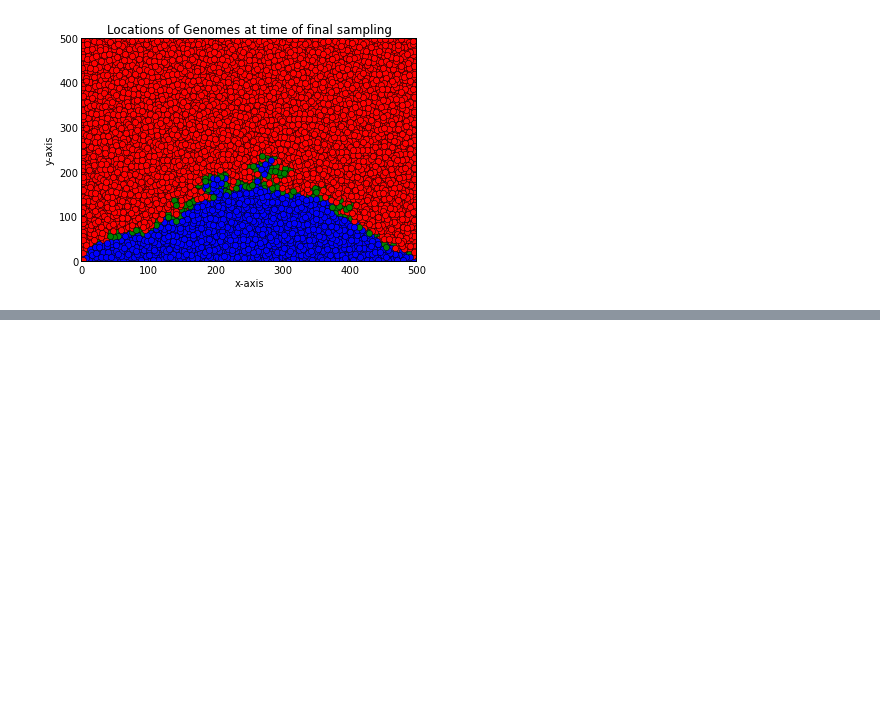
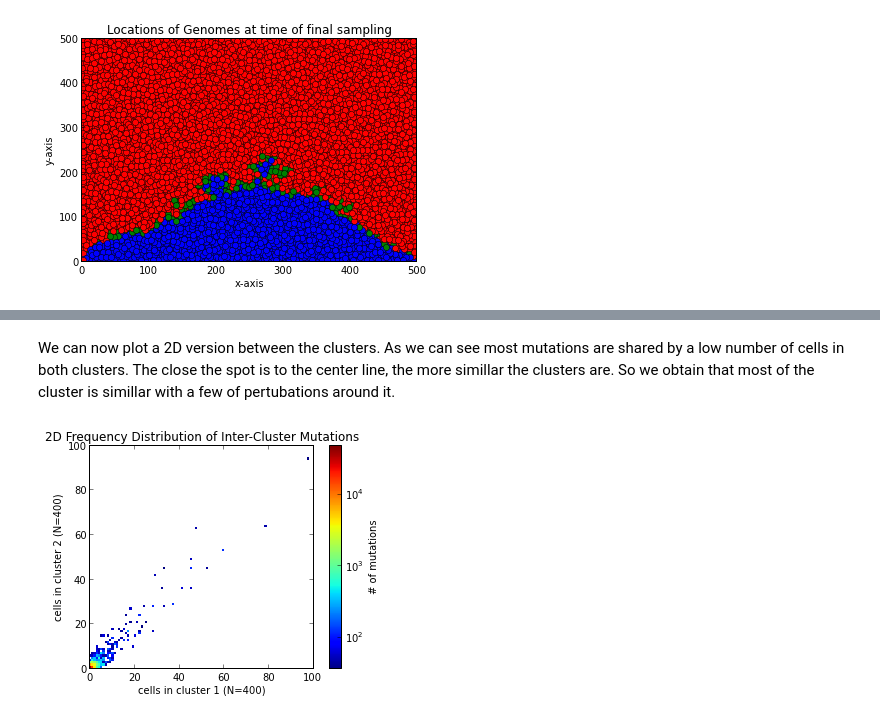
Before and after one commit to zafarali/metastasis, a Jupyter notebook: joint_large.ipynb, the cells around one changed output, grey strips where cells are left out. Cells and saved outputs as stored; diff of their text form; code cells hidden in the pictures; blank space fills up the shorter version.

```diff
--- a/joint_large.ipynb
+++ b/joint_large.ipynb
@@ -28,2 +44,6 @@ PostProcess.plot_frequency_graph(marginal_2)
+# %% [markdown]
+We can now plot a 2D version between the clusters. As we can see most mutations are shared by a low number of cells in both clusters. The close the spot is to the center line, the more simillar the clusters are. So we obtain that most of the cluster is simillar with a few of pertubations around it.
 # %%
-PostProcess.plot_2D_frequency(joint)
+PostProcess.plot_2D_frequency(joint, xlim=[0,100], ylim=[0, 100])
+# %% [output]
+[figure, added]
```
Also changed, not shown: parts of 41 cells of this notebook.
